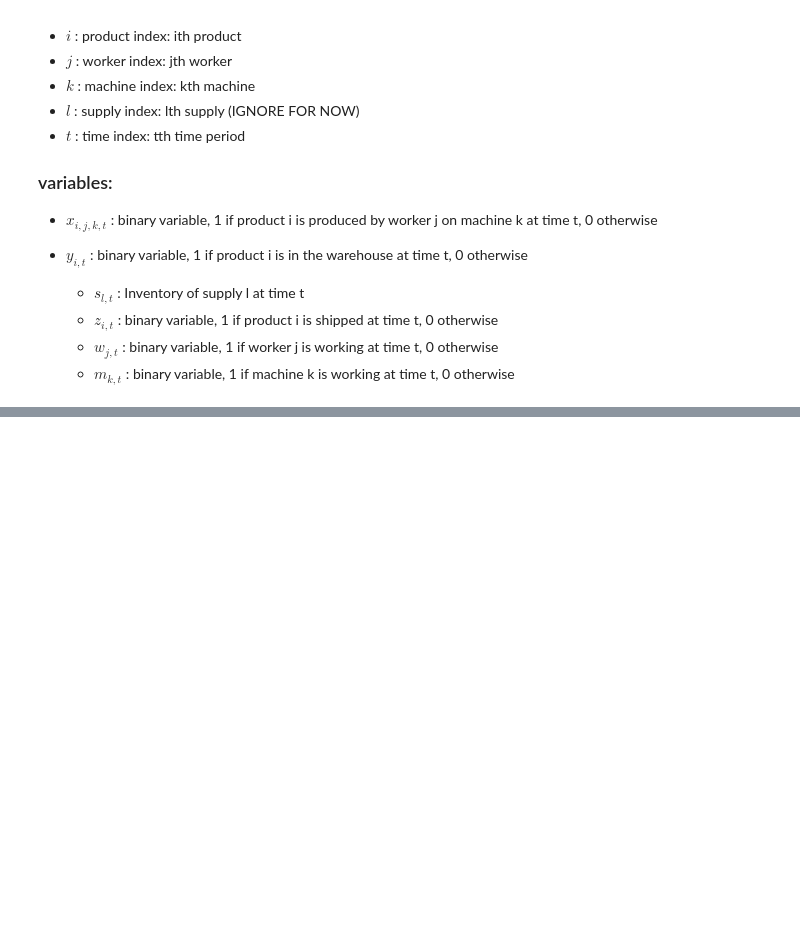
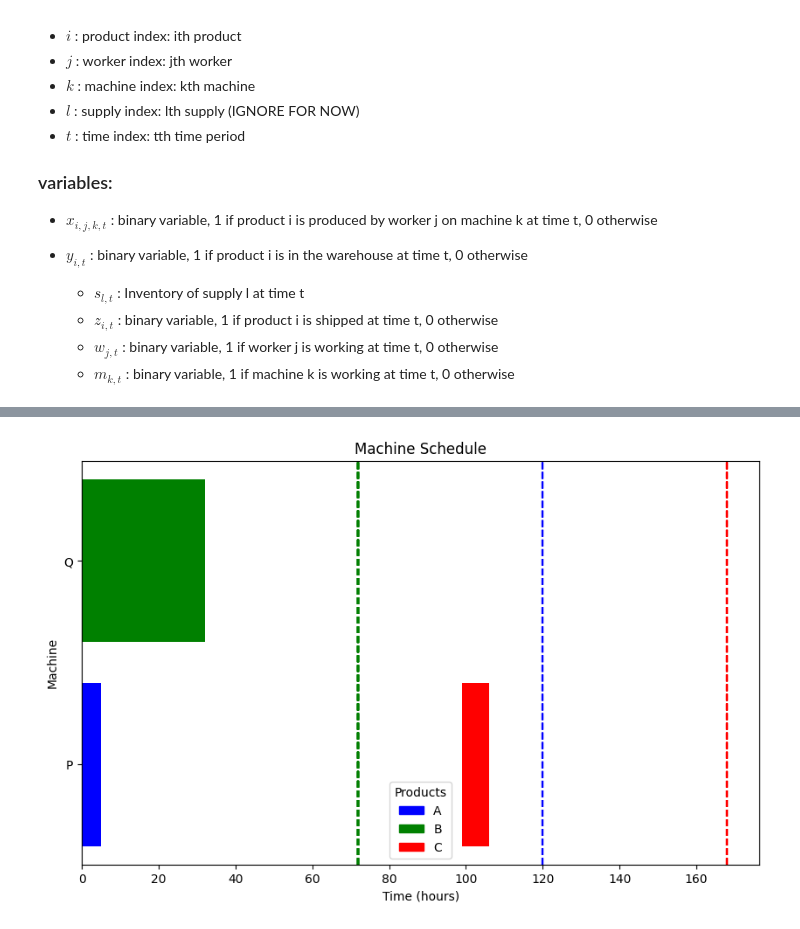
Before and after one commit to RPIFisherman/APS-MES, a Jupyter notebook: APS-demo.ipynb, the cells around one changed output, grey strips where cells are left out. Drawn from its saved outputs; the diff is of its cells as text; code cells hidden in the pictures; blank space fills up the shorter version.

```diff
--- a/APS-demo.ipynb
+++ b/APS-demo.ipynb
@@ -266,0 +480,48 @@ ModuleNotFoundError: No module named 'pulp'
+# %%
+
+# Extract the solution for plotting
+schedule = []
+for i in "ABC":
+    for j in "PQ":
+        for t in range(1, time_horizon + 1):
+            if lp.value(x[i, j, t]) == 1:
+                schedule.append((i, j, t))
+
+# Create a DataFrame for the schedule
+df = pd.DataFrame(schedule, columns=["Product", "Machine", "Time"])
+
+# Create a Gantt chart
+fig, ax = plt.subplots(figsize=(10, 6))
+
+# Define colors for each product
+colors = {"A": "blue", "B": "green", "C": "red"}
+
+# Plot each product on each machine
+for machine in df["Machine"].unique():
+    machine_data = df[df["Machine"] == machine]
+    for i, row in machine_data.iterrows():
+        ax.barh(machine, 1, left=row["Time"]-1, color=colors[row["Product"]])
+
+# Set labels
+ax.set_xlabel("Time (hours)")
+ax.set_ylabel("Machine")
+ax.set_title("Machine Schedule")
+
+# Set y-ticks to show machine labels
+ax.set_yticks(range(len(df["Machine"].unique())))
+ax.set_yticklabels(df["Machine"].unique())
+
+# Display the deadlines of each product
+for i, row in df.iterrows():
+    plt.axvline(x=deadlines[row["Product"]], color=colors[row["Product"]], linestyle="--")
+    # plt.text(deadlines[row["Product"]], i + 0.25, f"Deadline {row['Product']}", color=colors[row["Product"]])
+
+# Display the legend
+handles = [plt.Rectangle((0,0),1,1, color=colors[product]) for product in colors]
+labels = colors.keys()
+ax.legend(handles, labels, title="Products")
+
+# Show the plot
+plt.show()
+# %% [output]
+[figure, added]
```
Also changed, not shown: parts of 5 cells of this notebook.
